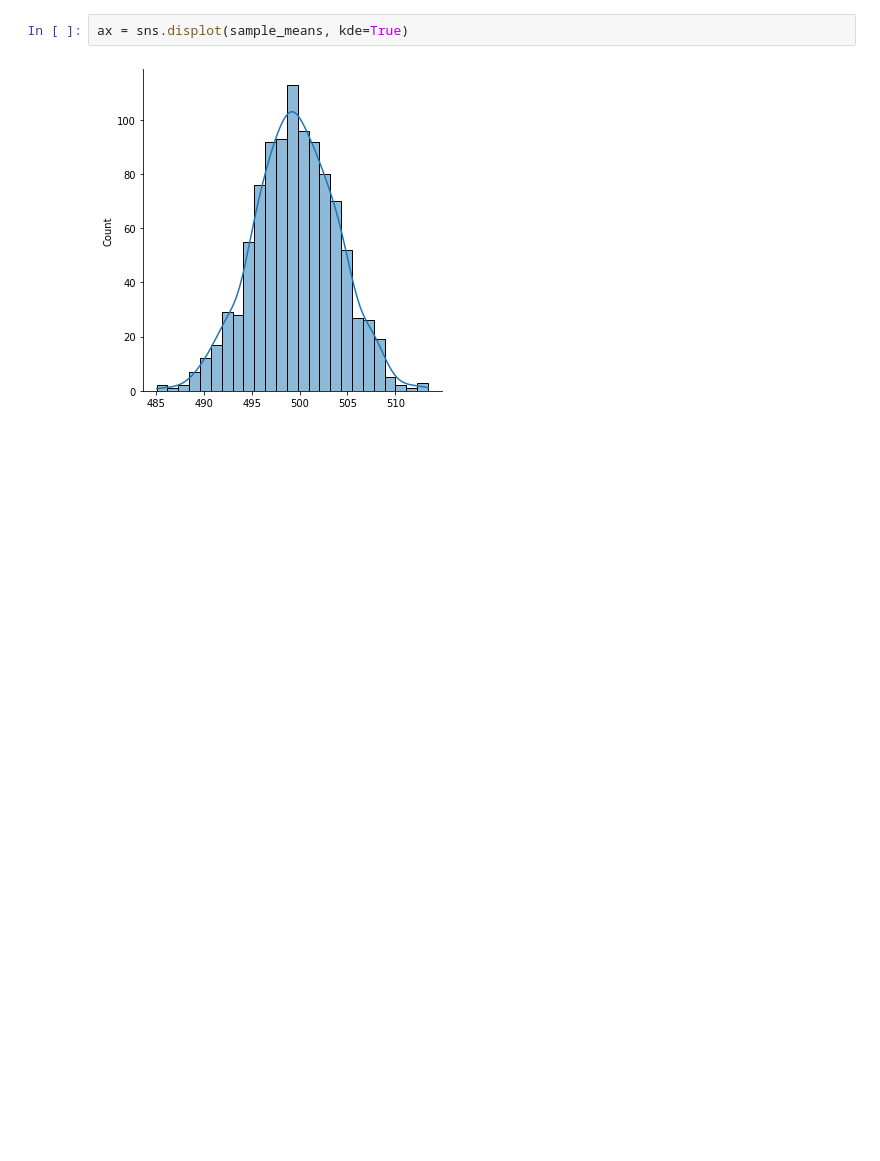
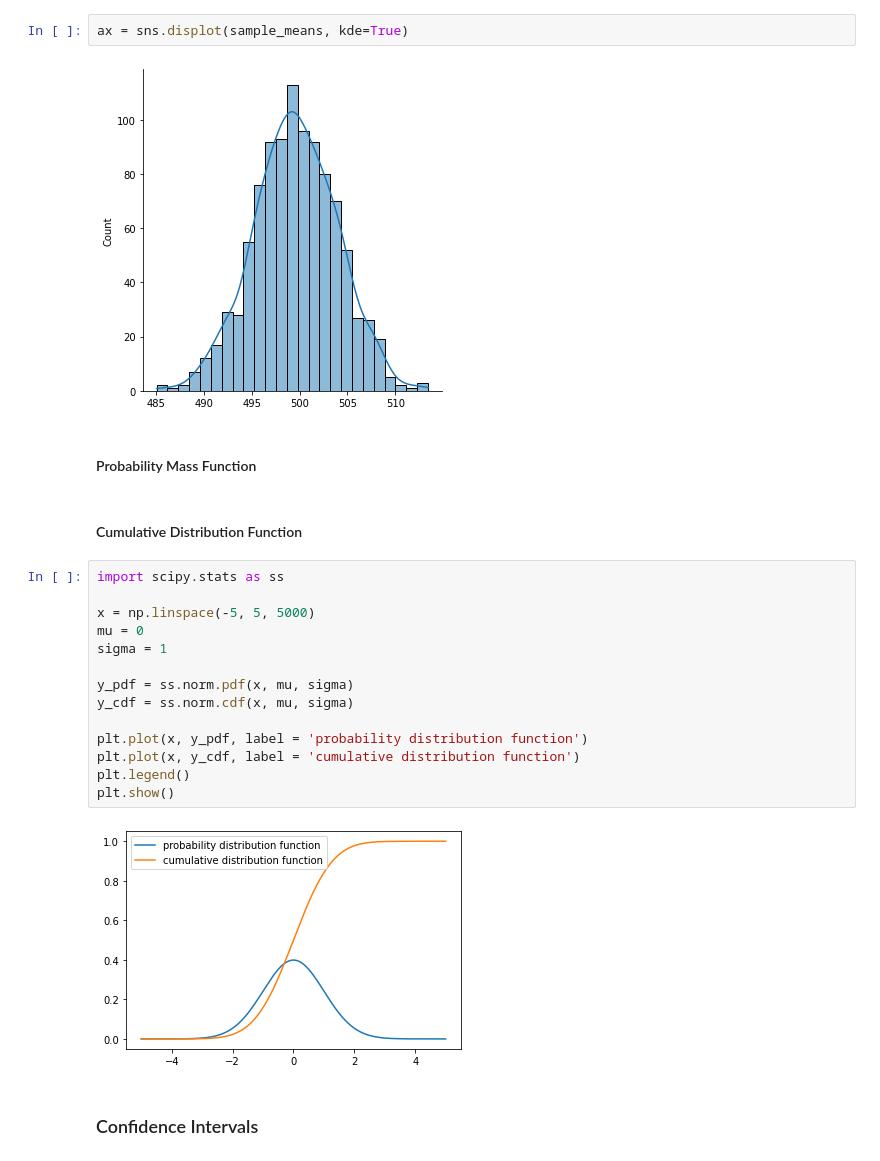
Before and after one commit to AgnesGru/Statistics_in_Python, a Jupyter notebook: Data Analysis.ipynb, the cells around one changed output. Cells and saved outputs as stored; diff of their text form; blank space fills up the shorter version.

```diff
--- a/Data Analysis.ipynb
+++ b/Data Analysis.ipynb
@@ -509,3 +509,25 @@ Mean of Population 499.6775
 ax = sns.displot(sample_means, kde=True)
 # %% [output]
 [figure]
+# %% [markdown]
+#### Probability Mass Function
+# %% [markdown]
+#### Cumulative Distribution Function
+# %%
+import scipy.stats as ss
+
+x = np.linspace(-5, 5, 5000)
+mu = 0
+sigma = 1
+
+y_pdf = ss.norm.pdf(x, mu, sigma)
+y_cdf = ss.norm.cdf(x, mu, sigma)
+
+plt.plot(x, y_pdf, label = 'probability distribution function')
+plt.plot(x, y_cdf, label = 'cumulative distribution function')
+plt.legend()
+plt.show()
+# %% [output]
+[figure, added]
+# %% [markdown]
+### Confidence Intervals
```
